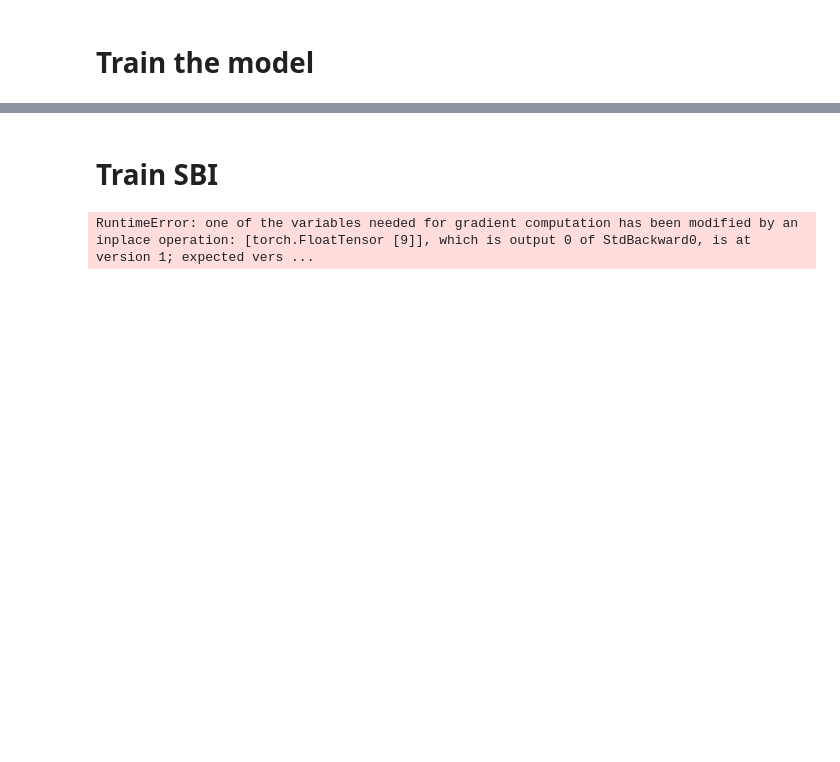
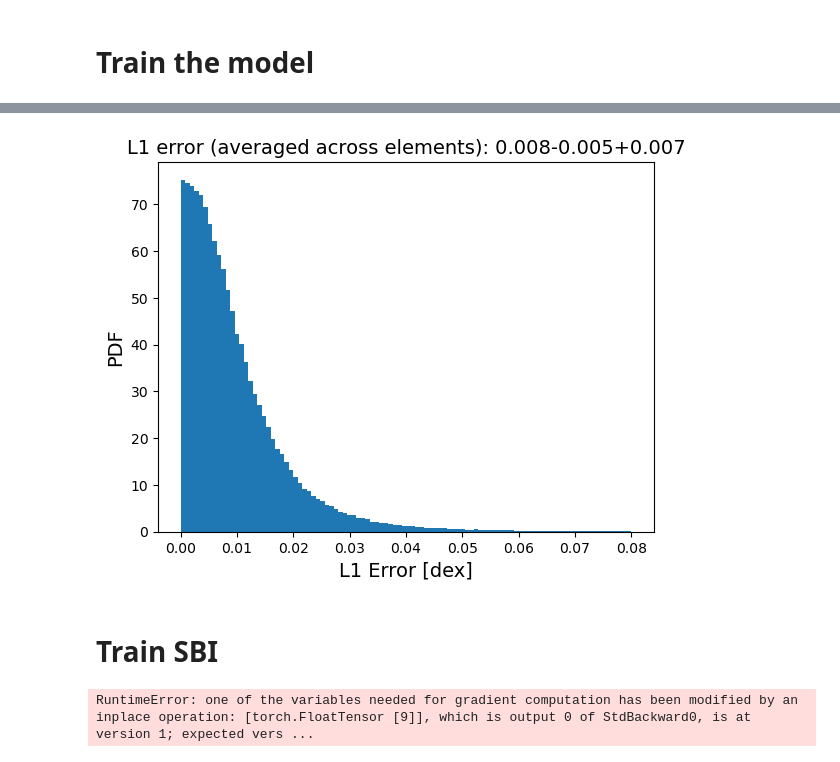
Before and after one commit to bGuenes/sbi_chemical_abundances, a Jupyter notebook: sbi_torch.ipynb, the cells around one changed output, grey strips where cells are left out. Cells and saved outputs as stored; diff of their text form; code cells hidden in the pictures; blank space fills up the shorter version.

```diff
--- a/sbi_torch.ipynb
+++ b/sbi_torch.ipynb
@@ -162,3 +175,16 @@ Epoch 15/15 in 2.7s, Loss: 9.9e-05 | Val Loss: 0.000185
+# %%
+# --- Calculate the L1 error ---
+l1_err = np.abs(model(val_x).detach().numpy() - val_y.numpy())
+p1,p2,p3=np.percentile(l1_err,[15.865,50.,100-17.865],axis=0).mean(axis=1)
+
+plt.hist(l1_err.flatten(), range=[0,.08], bins=100, density=True)
+plt.xlabel(r'L1 Error [dex]', fontsize=14)
+plt.ylabel(r'PDF', fontsize=14)
+
+plt.title(r'L1 error (averaged across elements): %.3f-%.3f+%.3f'%(p2,p2-p1,p3-p2), fontsize=14)
+plt.show()
+# %% [output]
+[figure, added]
 # %%
 # --- Save the model ---
 torch.save(model.state_dict(), 'data/pytorch_state_dict.pt')
```
Also changed, not shown: parts of 15 cells of this notebook.
